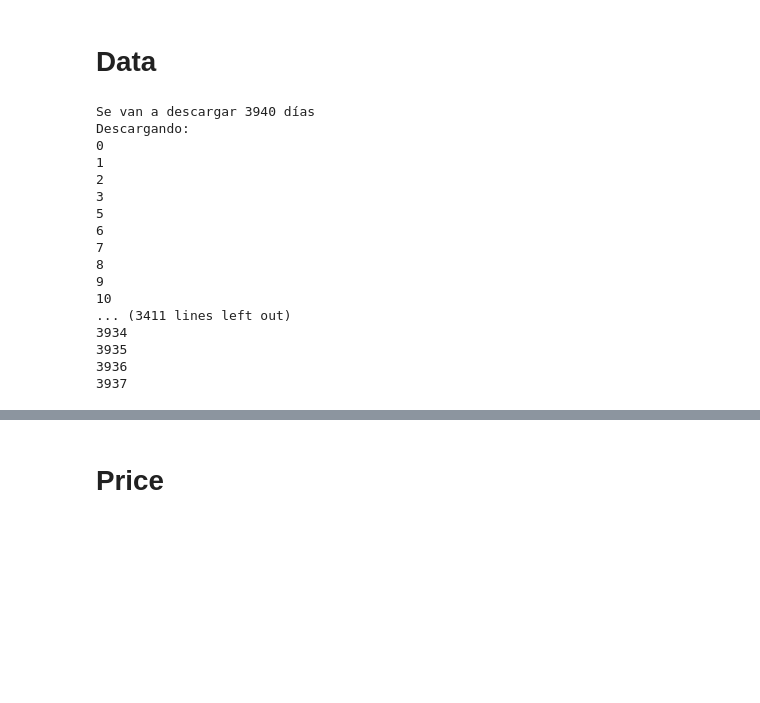
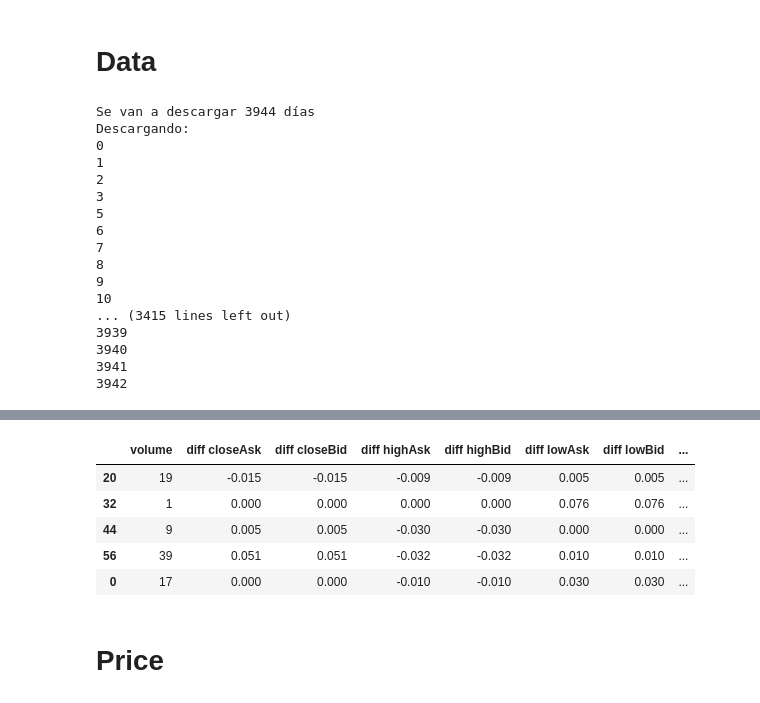
Before and after one commit to prophetai/stock_prophets, a Jupyter notebook: Notebooks/FX.ipynb, the cells around one changed output, grey strips where cells are left out. Saved outputs shown, nothing was run; the diff lists cells and outputs as text; code cells hidden in the pictures; blank space fills up the shorter version.

```diff
--- a/Notebooks/FX.ipynb
+++ b/Notebooks/FX.ipynb
@@ -313,13 +52,14 @@ for i in range(0, len(dates) -1):
     try:
         data = oanda.get_history(instrument=instrument, start=d1, end=d2, granularity='M5')
         df = df.append(pd.DataFrame(data['candles']))
-        print(i)
+        pbar.update(1)
     except:
         pass
+pbar.close()
 date = pd.DatetimeIndex(df['time'], tz='UTC')
 df['date'] = date
 # %% [output]
-Se van a descargar 3940 días
+Se van a descargar 3944 días
 Descargando:
 0
 1
@@ -331,8 +71,8 @@ Descargando:
 8
 9
 10
-... (3411 lines left out)
-3934
-3935
-3936
-3937
+... (3415 lines left out)
+3939
+3940
+3941
+3942
@@ -416,3 +158,12 @@ df['vol'] = df[volume].sum(axis=1)
 # %%
 drop = ['date', 'd2']
 df = df.drop(drop, axis=1)
+# %%
+df.head()
+# %% [output]
+|  | volume | diff closeAsk | diff closeBid | diff highAsk | diff highBid | diff lowAsk | diff lowBid | ... |
+| 20 | 19 | -0.015 | -0.015 | -0.009 | -0.009 | 0.005 | 0.005 | ... |
+| 32 | 1 | 0.000 | 0.000 | 0.000 | 0.000 | 0.076 | 0.076 | ... |
+| 44 | 9 | 0.005 | 0.005 | -0.030 | -0.030 | 0.000 | 0.000 | ... |
+| 56 | 39 | 0.051 | 0.051 | -0.032 | -0.032 | 0.010 | 0.010 | ... |
+| 0 | 17 | 0.000 | 0.000 | -0.010 | -0.010 | 0.030 | 0.030 | ... |
```
Also changed, not shown: parts of 12 cells of this notebook, 2 other files.
